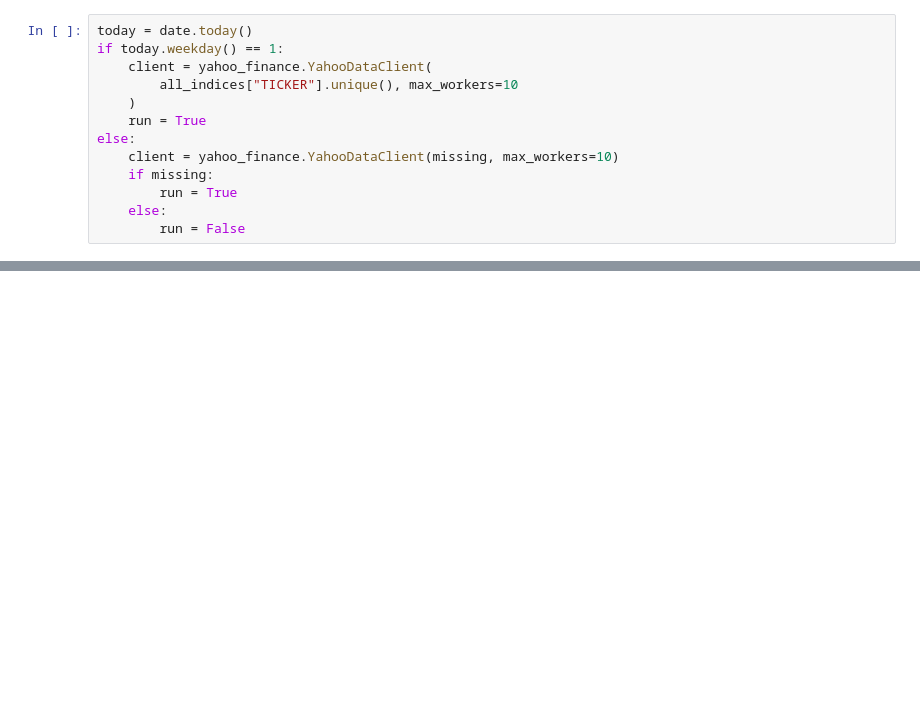
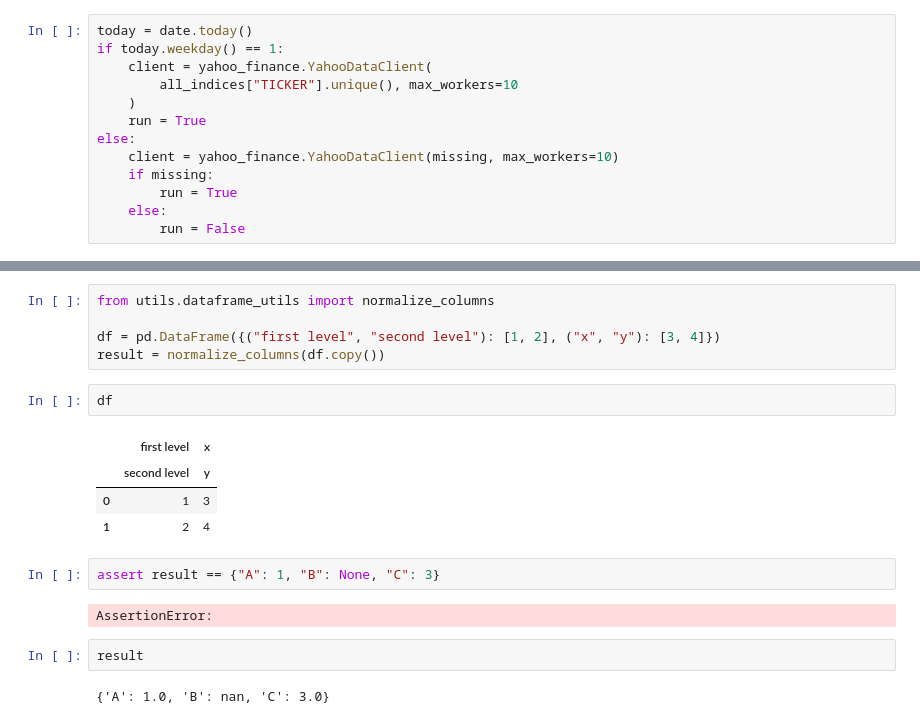
Before and after one commit to Code-And-Capital/finance, a Jupyter notebook: notebooks/pull_data.ipynb, the cells around one changed output, grey strips where cells are left out. Cells and saved outputs as stored; diff of their text form; blank space fills up the shorter version.

```diff
--- a/notebooks/pull_data.ipynb
+++ b/notebooks/pull_data.ipynb
@@ -340,0 +369,20 @@ sql_utils.read_sql_table("CODE_CAPITAL", query=query)
+# %%
+from utils.dataframe_utils import normalize_columns
+
+df = pd.DataFrame({("first level", "second level"): [1, 2], ("x", "y"): [3, 4]})
+result = normalize_columns(df.copy())
+# %%
+df
+# %% [output]
+|  | first level | x |
+|  | second level | y |
+| 0 | 1 | 3 |
+| 1 | 2 | 4 |
+# %%
+assert result == {"A": 1, "B": None, "C": 3}
+# %% [output]
+AssertionError:
+# %%
+result
+# %% [output]
+{'A': 1.0, 'B': nan, 'C': 3.0}
```
Also changed, not shown: parts of 8 cells of this notebook, 3 other files.
